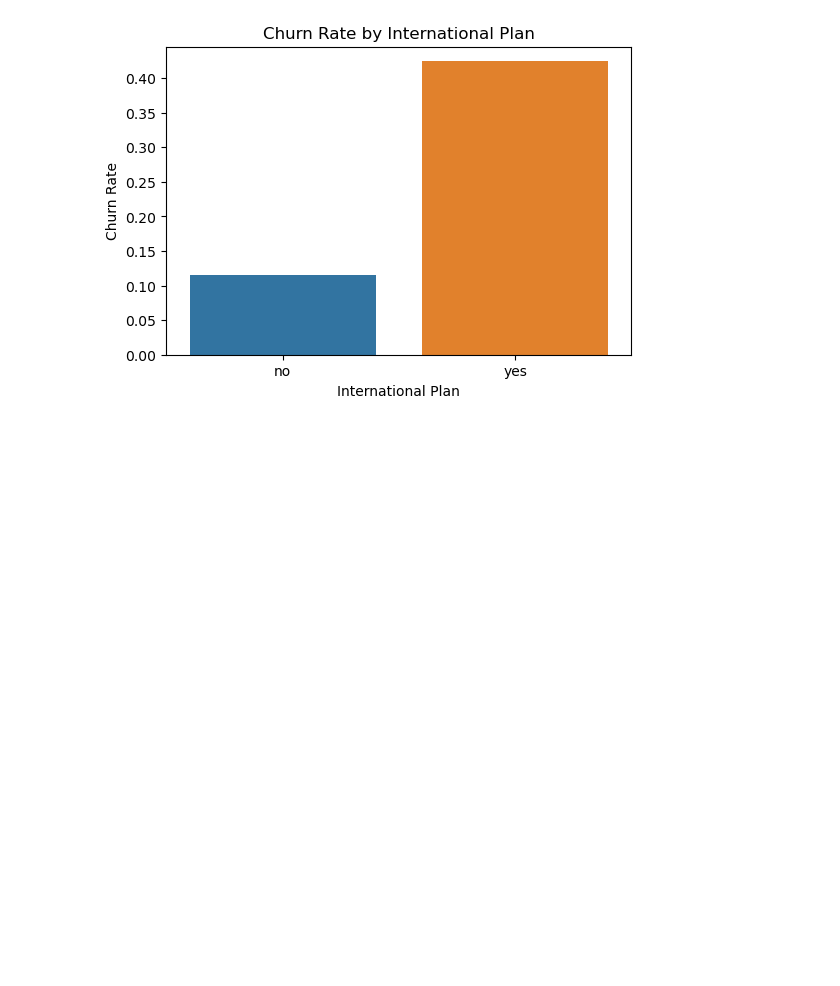
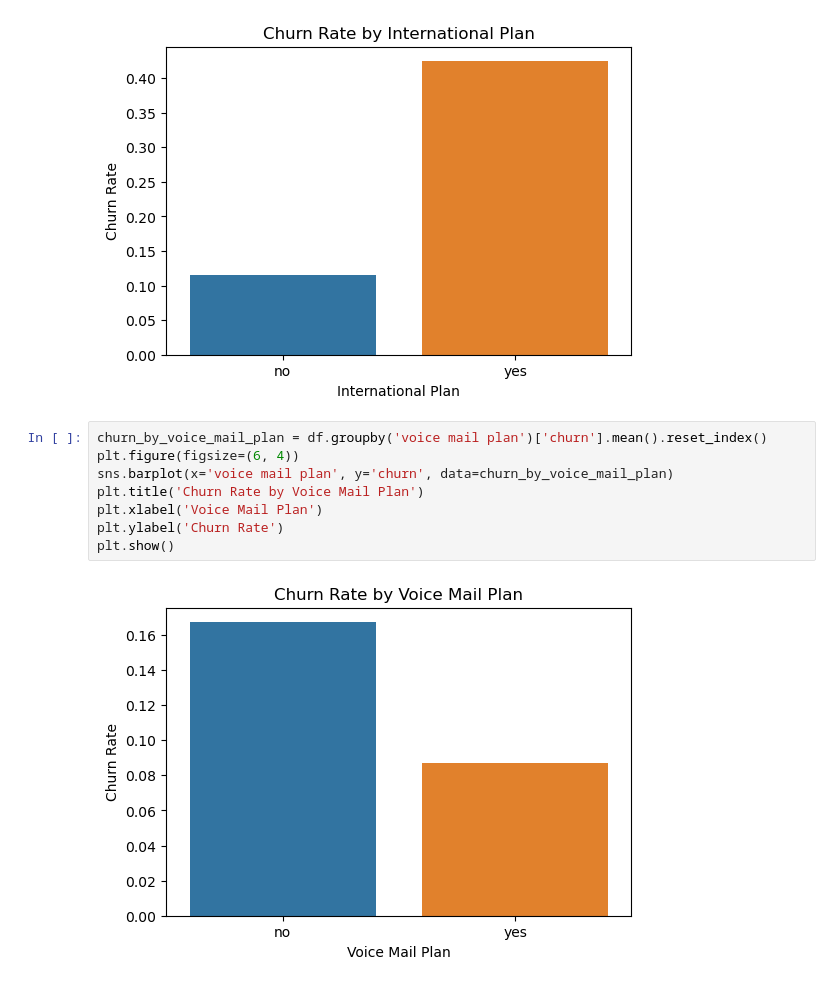
Before and after one commit to William-Itotia/Phase-3-DSC-SYR, a Jupyter notebook: ProjectSyr.ipynb, the cells around one changed output. Saved outputs shown, nothing was run; the diff lists cells and outputs as text; blank space fills up the shorter version.

```diff
--- a/ProjectSyr.ipynb
+++ b/ProjectSyr.ipynb
@@ -165,3 +165,13 @@ plt.ylabel('Churn Rate')
 plt.show()
 # %% [output]
 [figure]
+# %%
+churn_by_voice_mail_plan = df.groupby('voice mail plan')['churn'].mean().reset_index()
+plt.figure(figsize=(6, 4))
+sns.barplot(x='voice mail plan', y='churn', data=churn_by_voice_mail_plan)
+plt.title('Churn Rate by Voice Mail Plan')
+plt.xlabel('Voice Mail Plan')
+plt.ylabel('Churn Rate')
+plt.show()
+# %% [output]
+[figure, added]
```
Also changed, not shown: parts of 2 cells of this notebook.
